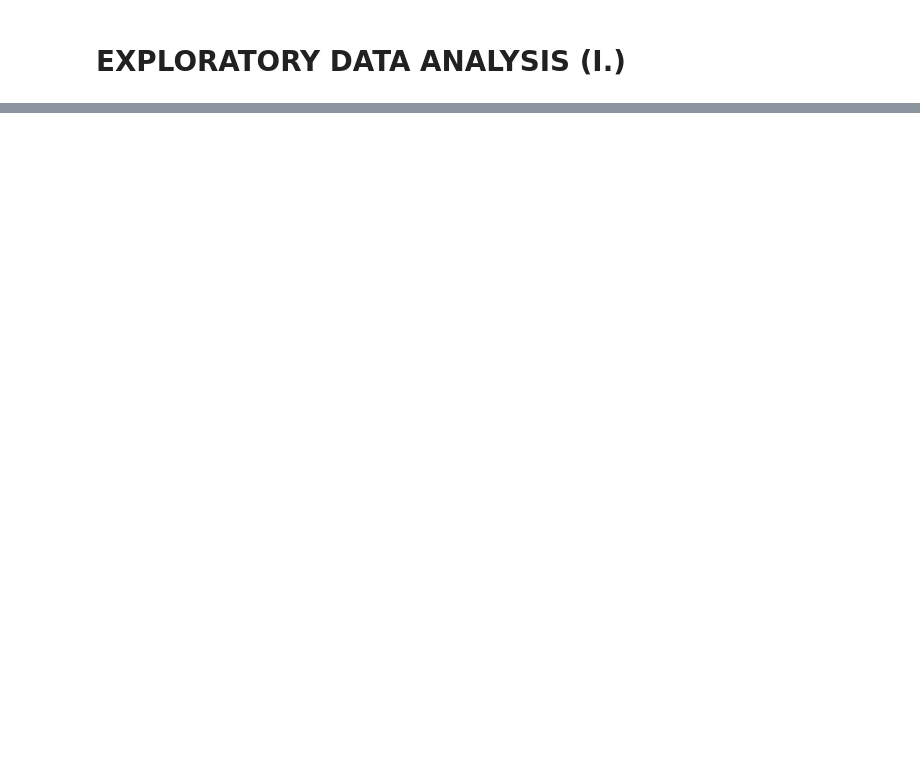
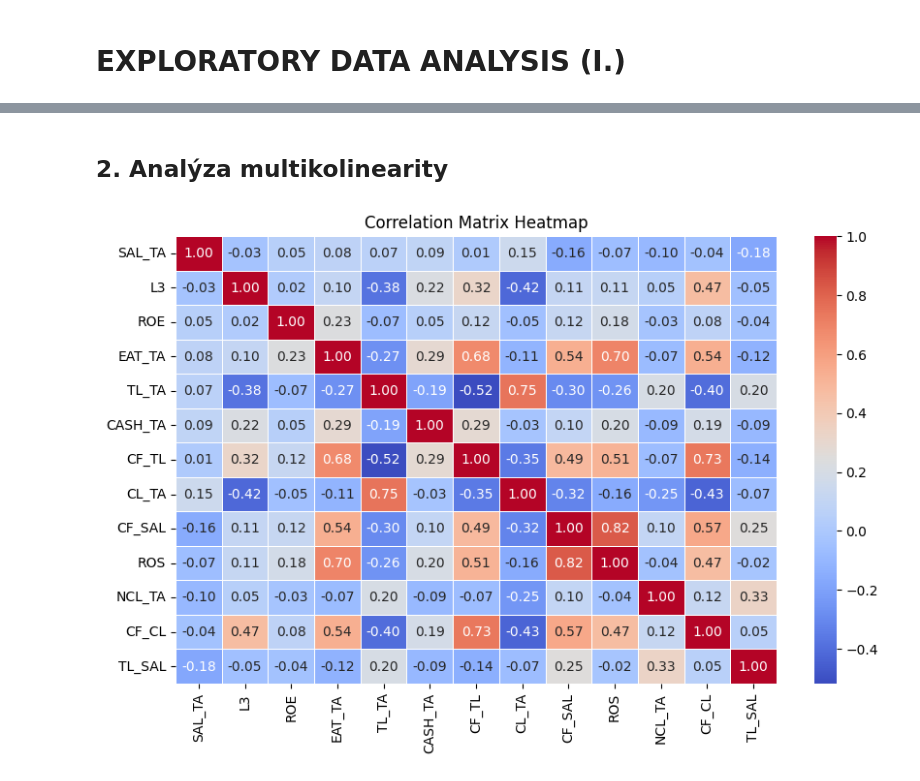
Before and after one commit to rohalmatus/financial-distress-models, a Jupyter notebook: CODE/EXPLORATORY/eda_01.ipynb, the cells around one changed output, grey strips where cells are left out. Drawn from its saved outputs; the diff is of its cells as text; code cells hidden in the pictures; blank space fills up the shorter version.

```diff
--- a/CODE/EXPLORATORY/eda_01.ipynb
+++ b/CODE/EXPLORATORY/eda_01.ipynb
@@ -347,0 +178,2 @@ print(f1_score(real_event, predictor))
+# %%
+data = data_raw.query('financial_report_template_id == 699')
@@ -347,0 +246,40 @@ print(f1_score(real_event, predictor))
+# %% [markdown]
+## 2. Analýza multikolinearity
+# %%
+RATIOS2 = [
+ 'SAL_TA',
+ 'L3',
+ 'ROE',
+ 'EAT_TA',
+ 'TL_TA',
+ 'CASH_TA',
+ 'CF_TL',
+ 'CL_TA',
+ 'CF_SAL',
+ 'ROS',
+ 'NCL_TA',
+ 'CF_CL',
+ 'TL_SAL']
+# %%
+Q = data.query(' is_outlier == False and combined_issue_criteria_3y_off == 1').shape[0]
+subset = pd.concat(
+    [
+        data.query('is_outlier == False and combined_issue_criteria_3y_off == 1').sample(Q),
+        data.query('is_outlier == False and combined_issue_criteria_3y_off == 0').sample(Q)
+    ], axis = 0
+)
+# %%
+for col in RATIOS2:
+    mean_value = subset[col].mean()
+    subset[col] = subset[col].fillna(mean_value)
+# %%
+# Calculate the correlation matrix
+correlation_matrix = subset[RATIOS2].corr()
+
+# Create a heatmap
+plt.figure(figsize=(10, 6))
+sns.heatmap(correlation_matrix, annot=True, cmap='coolwarm', fmt=".2f", linewidths=.5)
+plt.title('Correlation Matrix Heatmap')
+plt.show()
+# %% [output]
+[figure, added]
```
Also changed, not shown: parts of 33 cells of this notebook, 6 other files.
